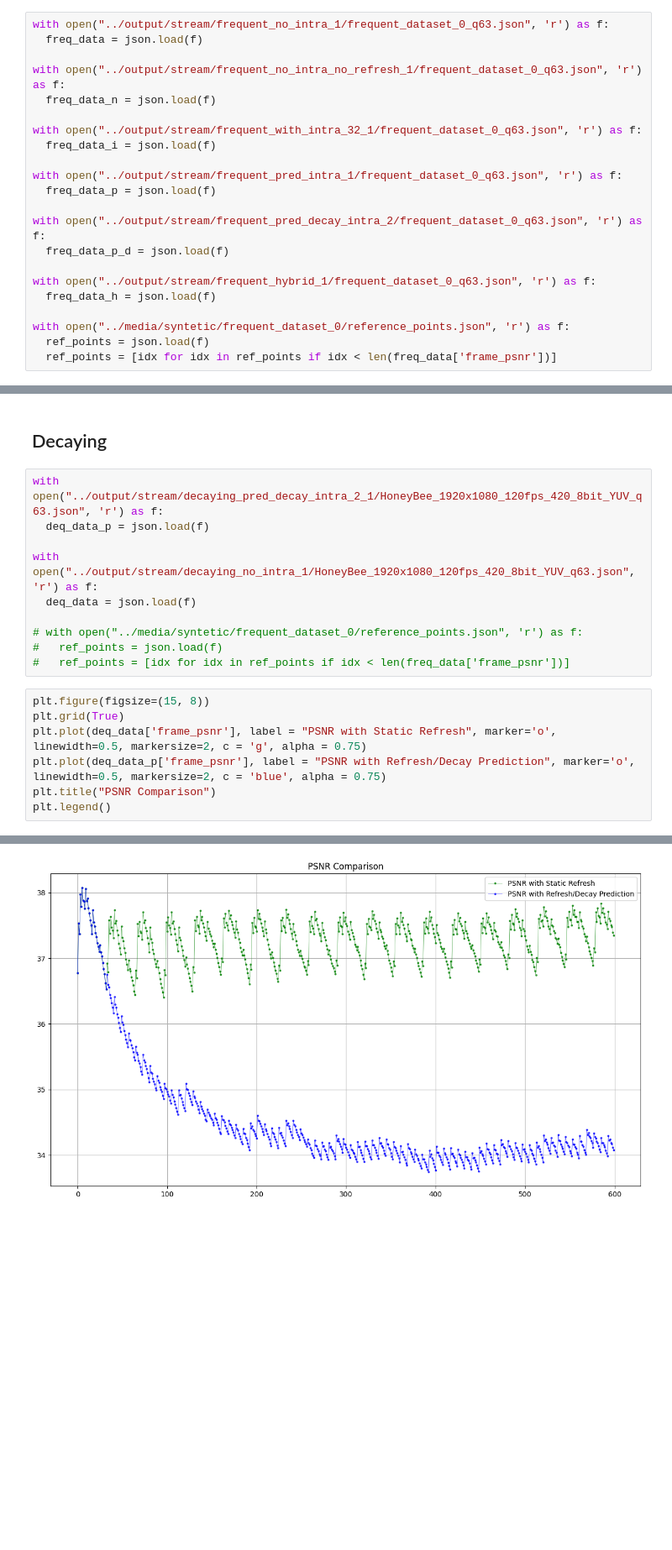
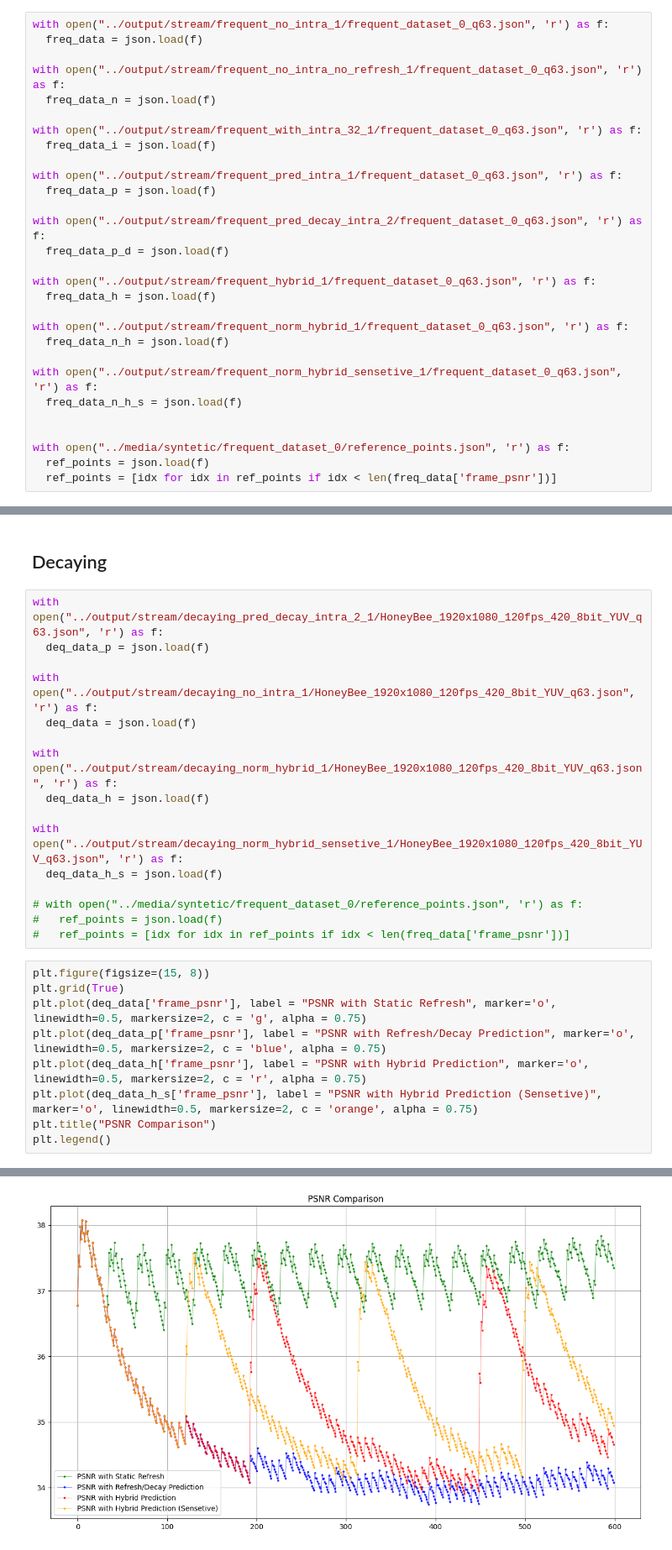
Before and after one commit to Punctuality/DCVC_Dynamic_Intra_Period, a Jupyter notebook: notebooks/explore_results.ipynb, the cells around one changed output, grey strips where cells are left out. Shown at 84% size. Saved outputs shown, nothing was run; the diff lists cells and outputs as text; blank space fills up the shorter version.

Commit message:
Added robust decaying model + L2 reg + exploring results

```diff
--- a/notebooks/explore_results.ipynb
+++ b/notebooks/explore_results.ipynb
@@ -107,6 +108,13 @@ with open("../output/stream/frequent_pred_decay_intra_2/frequent_dataset_0_q63.j
 with open("../output/stream/frequent_hybrid_1/frequent_dataset_0_q63.json", 'r') as f:
   freq_data_h = json.load(f)
 
+with open("../output/stream/frequent_norm_hybrid_1/frequent_dataset_0_q63.json", 'r') as f:
+  freq_data_n_h = json.load(f)
+
+with open("../output/stream/frequent_norm_hybrid_sensetive_1/frequent_dataset_0_q63.json", 'r') as f:
+  freq_data_n_h_s = json.load(f)
+
+
 with open("../media/syntetic/frequent_dataset_0/reference_points.json", 'r') as f:
   ref_points = json.load(f)
   ref_points = [idx for idx in ref_points if idx < len(freq_data['frame_psnr'])]
@@ -201,16 +301,24 @@ with open("../output/stream/decaying_pred_decay_intra_2_1/HoneyBee_1920x1080_120
 with open("../output/stream/decaying_no_intra_1/HoneyBee_1920x1080_120fps_420_8bit_YUV_q63.json", 'r') as f:
   deq_data = json.load(f)
 
+with open("../output/stream/decaying_norm_hybrid_1/HoneyBee_1920x1080_120fps_420_8bit_YUV_q63.json", 'r') as f:
+  deq_data_h = json.load(f)
+
+with open("../output/stream/decaying_norm_hybrid_sensetive_1/HoneyBee_1920x1080_120fps_420_8bit_YUV_q63.json", 'r') as f:
+  deq_data_h_s = json.load(f)
+
 # with open("../media/syntetic/frequent_dataset_0/reference_points.json", 'r') as f:
 #   ref_points = json.load(f)
 #   ref_points = [idx for idx in ref_points if idx < len(freq_data['frame_psnr'])]
 # %%
 plt.figure(figsize=(15, 8))
 plt.grid(True)
 plt.plot(deq_data['frame_psnr'], label = "PSNR with Static Refresh", marker='o', linewidth=0.5, markersize=2, c = 'g', alpha = 0.75)
 plt.plot(deq_data_p['frame_psnr'], label = "PSNR with Refresh/Decay Prediction", marker='o', linewidth=0.5, markersize=2, c = 'blue', alpha = 0.75)
+plt.plot(deq_data_h['frame_psnr'], label = "PSNR with Hybrid Prediction", marker='o', linewidth=0.5, markersize=2, c = 'r', alpha = 0.75)
+plt.plot(deq_data_h_s['frame_psnr'], label = "PSNR with Hybrid Prediction (Sensetive)", marker='o', linewidth=0.5, markersize=2, c = 'orange', alpha = 0.75)
 plt.title("PSNR Comparison")
 plt.legend()
 # %% [output]
 <matplotlib.legend.Legend at 0x...>
-[figure, old version]
+[figure, new version]
```
Also changed, not shown: parts of 15 cells of this notebook, 6 other files.
